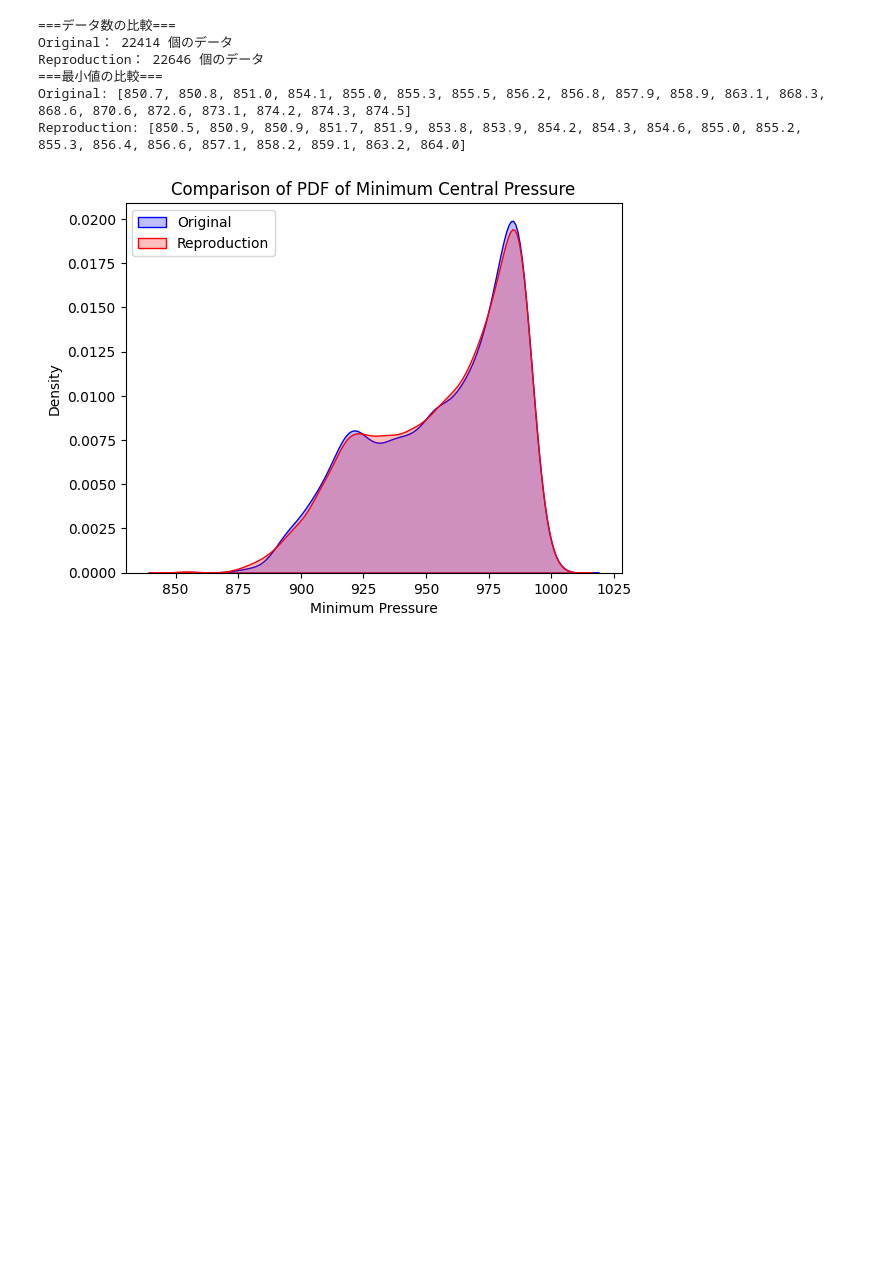
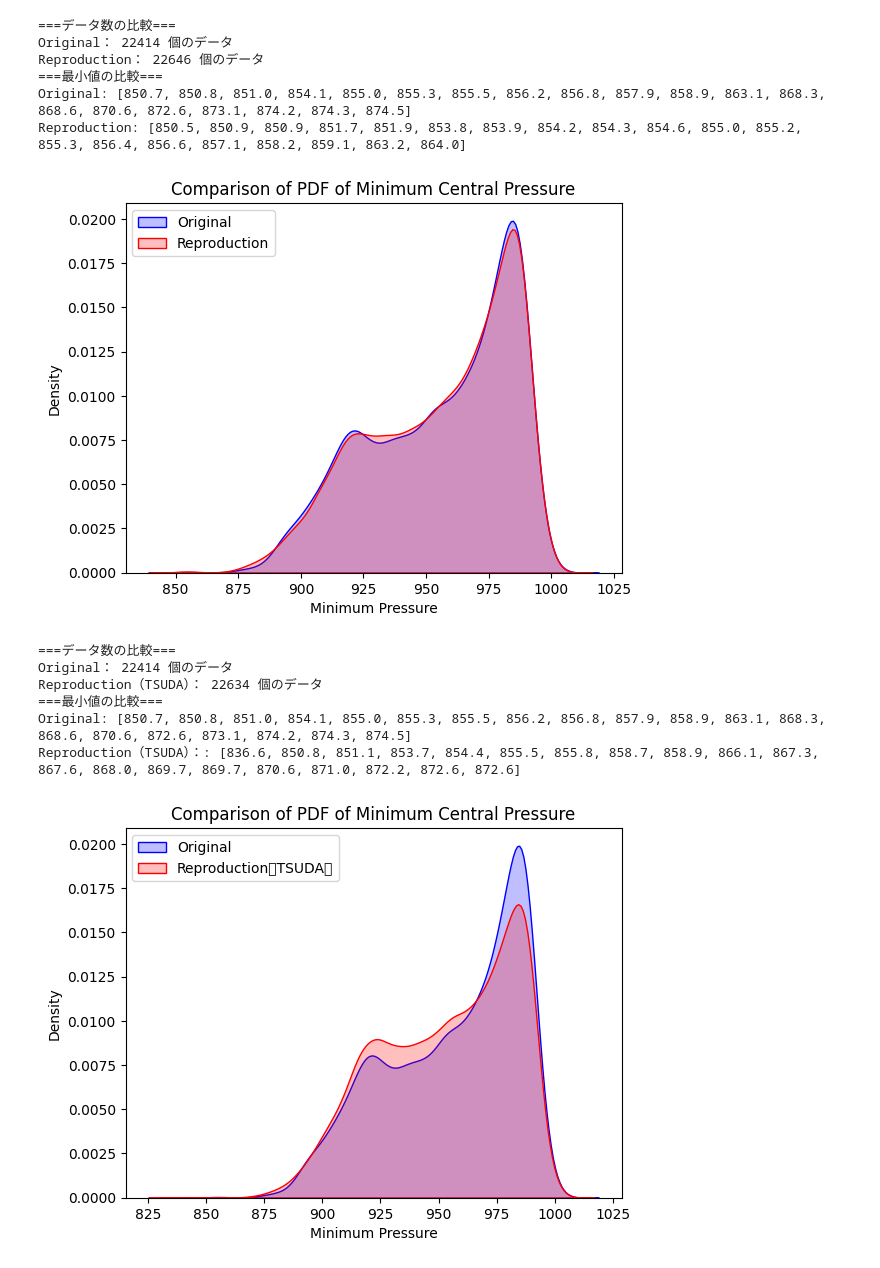
Before and after one commit to greedtn/STORM, a Jupyter notebook: STORM.ipynb, the cells around one changed output. Saved outputs shown, nothing was run; the diff lists cells and outputs as text; code cells hidden in the pictures; blank space fills up the shorter version.

```diff
--- a/STORM.ipynb
+++ b/STORM.ipynb
@@ -60,3 +60,63 @@ Reproduction： 22646 個のデータ
 Original: [850.7, 850.8, 851.0, 854.1, 855.0, 855.3, 855.5, 856.2, 856.8, 857.9, 858.9, 863.1, 868.3, 868.6, 870.6, 872.6, 873.1, 874.2, 874.3, 874.5]
 Reproduction: [850.5, 850.9, 850.9, 851.7, 851.9, 853.8, 853.9, 854.2, 854.3, 854.6, 855.0, 855.2, 855.3, 856.4, 856.6, 857.1, 858.2, 859.1, 863.2, 864.0]
 [figure]
+# %%
+# 著者が提供するSTORMと、津田が算出した係数ファイル（大元のコードを少し修正したもの）を使って算出したSTORMの比較
+
+import numpy as np
+import pandas as pd
+import seaborn as sns
+import matplotlib.pyplot as plt
+
+### STORMファイルをinputとして、いい感じのデータを抽出する関数
+def extract_storm_min_pressure(file_path):
+    # TXTファイルとしてデータを読み込む
+    data = np.loadtxt(file_path, delimiter=',')  # 適切なdelimiterを設定
+
+    # pandasのDataFrameに変換
+    columns = ['Year', 'Month', 'TC number', 'Time Step', 'Basin ID', 'Latitude', 'Longitude', 'Minimum pressure', 'Maximum wind speed', 'Radius to maximum winds', 'Category', 'Landfall', 'Distance to land']
+    df = pd.DataFrame(data, columns=columns)
+
+    # Year, Month, TC NumberでGroupbyをして、MinimumPressureの列は最小値を取り出す
+    min_pressure = df.groupby(['Year', 'Month', 'TC number'])['Minimum pressure'].min()
+
+    return min_pressure
+
+storm_data_origin_1000 = extract_storm_min_pressure('/Users/naoto/STORM-1/STORM_DATA_IBTRACS_WP_1000_YEARS_0_V4.txt')
+storm_data_tsuda = extract_storm_min_pressure('/Users/naoto/STORM-1/STORM_DATA_IBTRACS_WP_100_YEARS_1_TSUDA.txt')
+
+# 1,000年分を結合する
+for i in range(2, 11):
+    df = extract_storm_min_pressure('/Users/naoto/STORM-1/STORM_DATA_IBTRACS_WP_100_YEARS_{}_TSUDA.txt'.format(i))
+    storm_data_tsuda = pd.concat([storm_data_tsuda, df], ignore_index=True)
+
+# データ数の確認
+print("===データ数の比較===")
+print("Original：", len(storm_data_origin_1000), "個のデータ")
+print("Reproduction（TSUDA）：", len(storm_data_tsuda), "個のデータ")
+
+# 最小値の確認
+print("===最小値の比較===")
+sorted_original = sorted(storm_data_origin_1000)
+sorted_tsuda = sorted(storm_data_tsuda)
+print("Original:", sorted_original[:20])
+print("Reproduction（TSUDA）：:", sorted_tsuda[:20])
+
+# カーネル密度推定を比較する
+sns.kdeplot(data=storm_data_origin_1000, label='Original', fill=True, color="blue")
+sns.kdeplot(data=storm_data_tsuda, label='Reproduction（TSUDA）', fill=True, color="red")
+
+# グラフの設定
+plt.xlabel('Minimum Pressure')
+plt.ylabel('Density')
+plt.title('Comparison of PDF of Minimum Central Pressure')
+plt.legend(loc='upper left')
+plt.show()
+# %% [output]
+===データ数の比較===
+Original： 22414 個のデータ
+Reproduction（TSUDA）： 22634 個のデータ
+===最小値の比較===
+Original: [850.7, 850.8, 851.0, 854.1, 855.0, 855.3, 855.5, 856.2, 856.8, 857.9, 858.9, 863.1, 868.3, 868.6, 870.6, 872.6, 873.1, 874.2, 874.3, 874.5]
+Reproduction（TSUDA）：: [836.6, 850.8, 851.1, 853.7, 854.4, 855.5, 855.8, 858.7, 858.9, 866.1, 867.3, 867.6, 868.0, 869.7, 869.7, 870.6, 871.0, 872.2, 872.6, 872.6]
+[figure, added]
```
Also changed, not shown: 12 other files.
